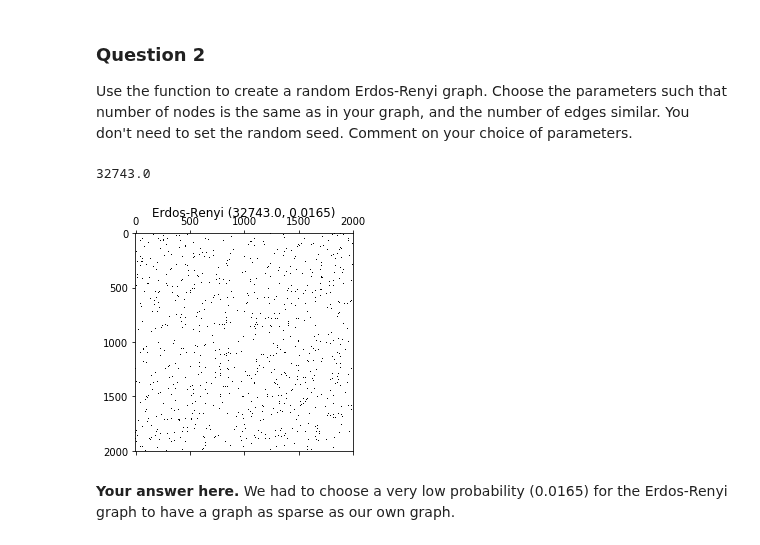
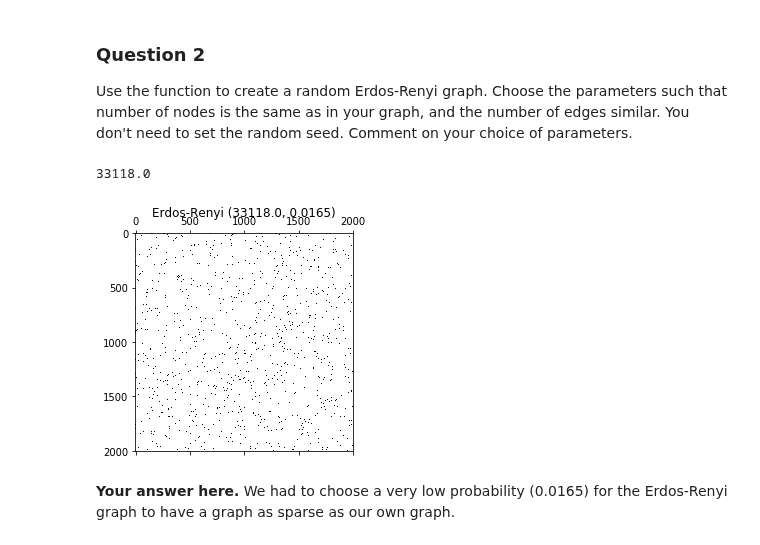
Before and after one commit to senakicir/ntds_project, a Jupyter notebook: 2_network_models.ipynb, the cells around one changed output. Saved outputs shown, nothing was run; the diff lists cells and outputs as text; code cells hidden in the pictures.

```diff
--- a/2_network_models.ipynb
+++ b/2_network_models.ipynb
@@ -103,14 +103,14 @@ Text(0.5, 1.05, 'Erdos-Renyi (10, 0.4)')
 
 Use the function to create a random Erdos-Renyi graph. Choose the parameters such that number of nodes is the same as in your graph, and the number of edges similar. You don't need to set the random seed. Comment on your choice of parameters.
 # %%
-erdos_renyi_graph = erdos_renyi(n_nodes, 0.0165)
+erdos_renyi_graph = erdos_renyi(n_nodes, 0.0165, 41)
 n_edges_erdos_renyi = np.sum(erdos_renyi_graph)/2
 plt.spy(erdos_renyi_graph)
 plt.title('Erdos-Renyi (' + str(n_edges_erdos_renyi)+ ', 0.0165)')
 print(n_edges_erdos_renyi)
 # %% [output]
-32743.0
+33118.0
-[figure, old version]
+[figure, new version]
 # %% [markdown]
 **Your answer here.**
 We had to choose a very low probability (0.0165) for the Erdos-Renyi graph to have a graph as sparse as our own graph.
```
Also changed, not shown: parts of 15 cells of this notebook.
